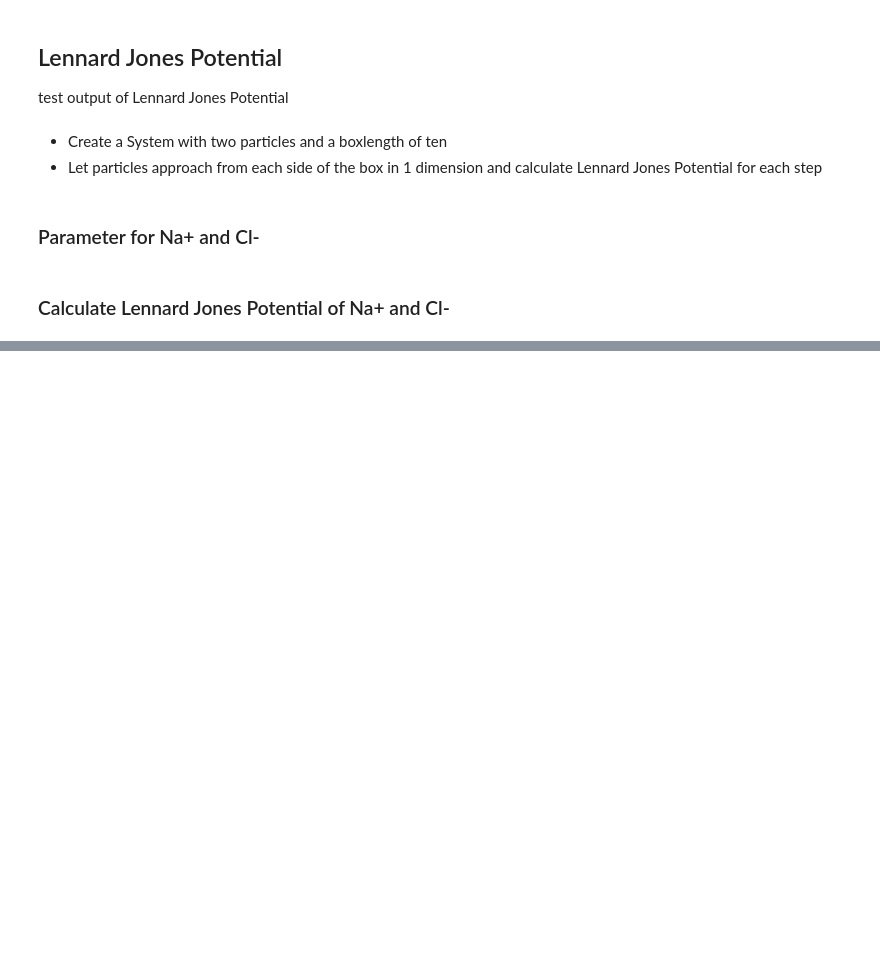
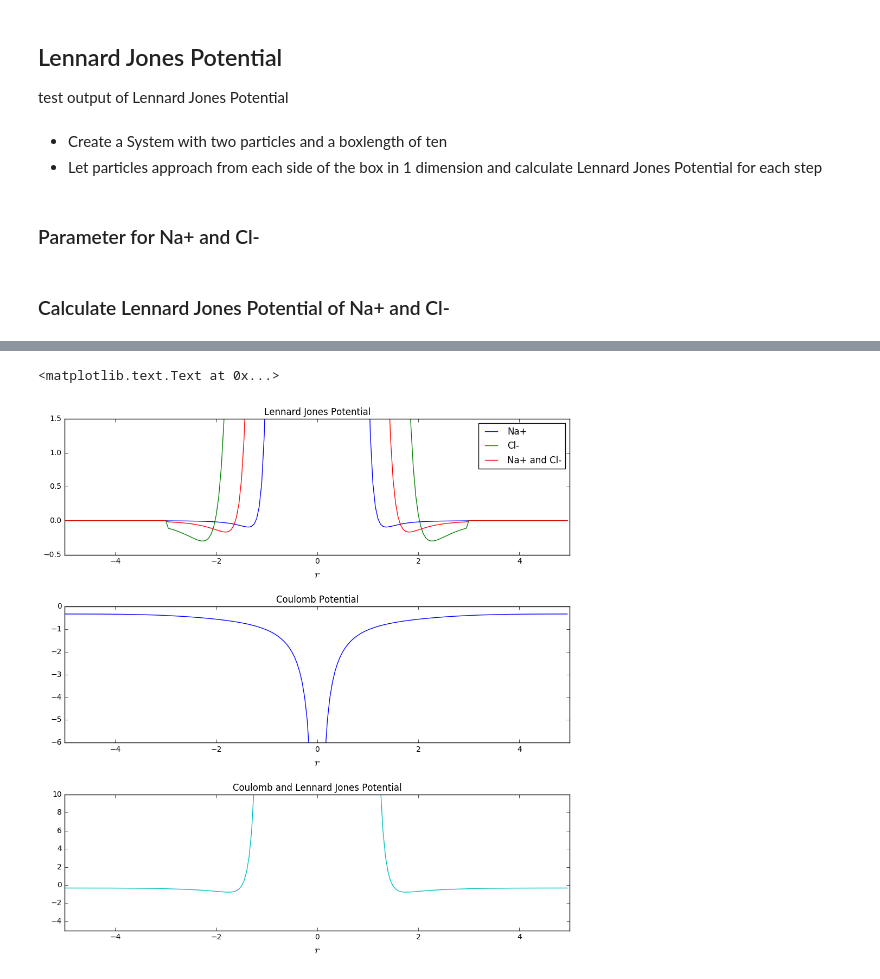
Before and after one commit to maqnius/compscie-mc, a Jupyter notebook: jupyter_notebooks/Test_LJ_potential.ipynb, the cells around one changed output, grey strips where cells are left out. Saved outputs shown, nothing was run; the diff lists cells and outputs as text; code cells hidden in the pictures; blank space fills up the shorter version.

Commit message:
plot lj coulomb potential

```diff
--- a/jupyter_notebooks/Test_LJ_potential.ipynb
+++ b/jupyter_notebooks/Test_LJ_potential.ipynb
@@ -11,20 +11,22 @@ import particlesim.api
 * Create a System with two particles and a boxlength of ten
 * Let particles approach from each side of the box in 1 dimension and calculate Lennard Jones Potential for each step
 # %%
-def particle_config_LJ(box_size = 10., sigma = 1.0, epsilon = 1.0, r_lim = 0.95):
+def particle_config(box_size = 10., charges= 0, sigma = 1.0, epsilon = 1.0, r_lim = 0.95, lennard_jones = True, coulomb = False):
     particle_1 = [0.,0,0]
     particle_2 = [box_size - r_lim,0,0]
     particle_positions = np.array([particle_1, particle_2])
-    system_configuration = particlesim.api.SystemConfiguration(particle_positions,sigmas = sigma, epsilons = epsilon,
+    system_configuration = particlesim.api.SystemConfiguration(particle_positions,charges=charges, sigmas = sigma, epsilons = epsilon,
                                                                box_size = 10.)
     distance, pot = [], []
     while particle_positions[0][0] <= particle_positions[1][0]-r_lim:
-        particle_positions[0][0] += 0.01
+        particle_positions[0][0] += 0.05
         r = np.linalg.norm(particle_positions[0] - particle_positions[1])
         if r > box_size/2:
             r -= box_size
         distance.append(r)
-        pot.append(system_configuration.potential(xyz_trial = particle_positions, coulomb = False))
-    distance = distance[400:]+distance[:400]
-    pot = pot[400:] + pot[:400]
+        pot.append(system_configuration.potential(xyz_trial = particle_positions,
+                                                  lennard_jones=lennard_jones, coulomb = coulomb))
+
+    distance = distance[int(len(distance)/2):]+distance[:int(len(distance)/2)]
+    pot = pot[int(len(pot)/2):] + pot[:int(len(pot)/2)]
     return distance[::-1], pot[::-1]
@@ -109,0 +49,37 @@ Wall time: 11 µs
+# %%
+distance_na, pot_na = particle_config(sigma=sigma_na, epsilon=epsilon_na, lennard_jones=True, coulomb=False)
+distance_cl, pot_cl = particle_config(sigma=sigma_cl, epsilon=epsilon_cl, lennard_jones=True, coulomb=False)
+distance_mix, pot_mix = particle_config(sigma=sigmas,epsilon=epsilons, lennard_jones=True, coulomb=False)
+
+
+distance_coulomb, pot_coulomb = particle_config(charges=charges, sigma=sigmas, epsilon=epsilons, r_lim=0.1,
+                                                lennard_jones= False, coulomb=True)
+
+distance_LJ_C, pot_LJ_C = particle_config(charges=charges, sigma=sigmas, epsilon=epsilons, r_lim=0.7,
+                                                lennard_jones= True, coulomb=True)
+
+fig, axes = plt.subplots(3,1, figsize=(10,10))
+fig.tight_layout(h_pad=5)
+axes[0].plot(distance_na,pot_na, label='Na+')
+axes[0].plot(distance_cl,pot_cl, label='Cl-')
+axes[0].plot(distance_mix,pot_mix, label='Na+ and Cl-')
+axes[0].set_xlabel(r"$r$", fontsize=15)
+axes[0].set_xlim([-5,5])
+axes[0].set_ylim([-0.5, 1.5])
+axes[0].set_title(r"Lennard Jones Potential")
+axes[0].legend()
+
+axes[1].plot(distance_coulomb, pot_coulomb, label='q_Na = +1.0, q_Cl = -1.0')
+axes[1].set_xlabel(r"$r$", fontsize=15)
+axes[1].set_xlim([-5,5])
+axes[1].set_ylim([-6, 0])
+axes[1].set_title(r"Coulomb Potential")
+
+axes[2].plot(distance_LJ_C, pot_LJ_C,'c', label='q_Na = +1.0, q_Cl = -1.0')
+axes[2].set_xlabel(r"$r$", fontsize=15)
+axes[2].set_xlim([-5,5])
+axes[2].set_ylim([-5, 10])
+axes[2].set_title(r"Coulomb and Lennard Jones Potential")
+# %% [output]
+<matplotlib.text.Text at 0x...>
+[figure, added]
```
Also changed, not shown: parts of 7 cells of this notebook.
